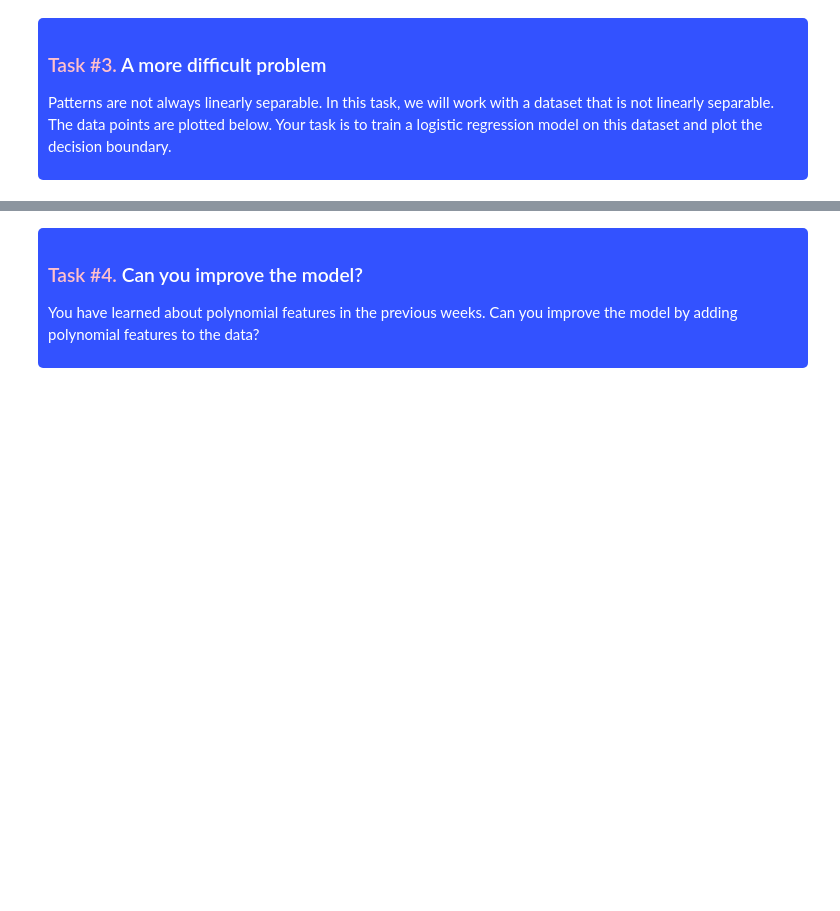
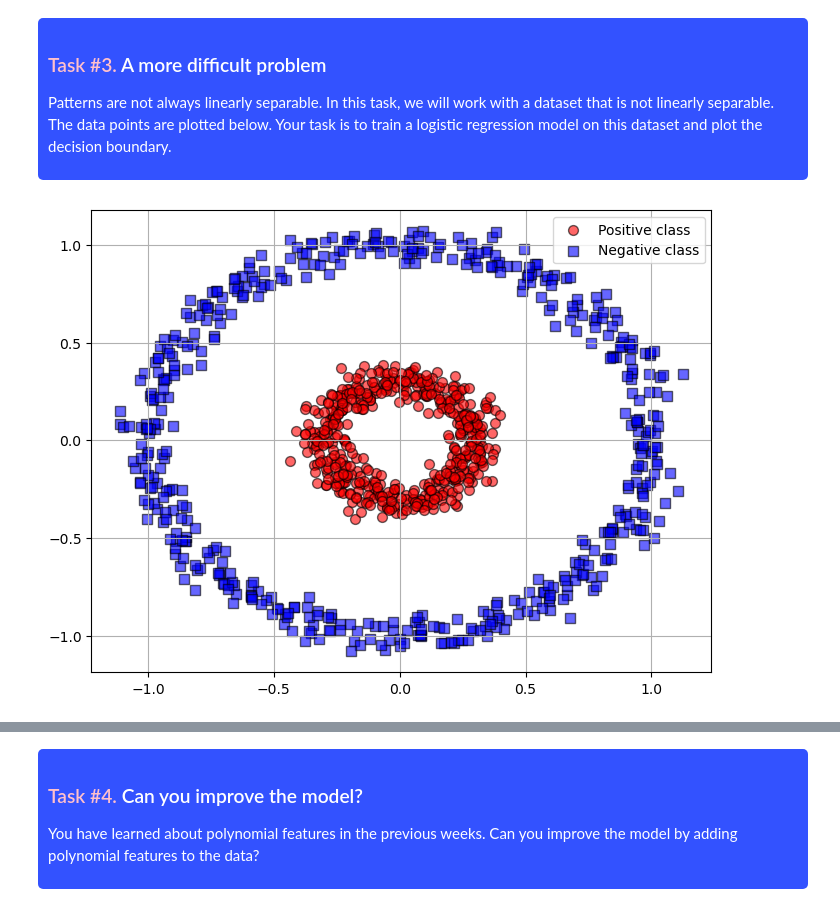
Before and after one commit to sqooid/ece4179-neural-networks, a Jupyter notebook: workshops/workshop-2/ECE4179_WS3_starter_code.ipynb, the cells around one changed output, grey strips where cells are left out. Cells and saved outputs as stored; diff of their text form; code cells hidden in the pictures; blank space fills up the shorter version.

```diff
--- a/workshops/workshop-2/ECE4179_WS3_starter_code.ipynb
+++ b/workshops/workshop-2/ECE4179_WS3_starter_code.ipynb
@@ -234,21 +291,41 @@ Patterns are not always linearly separable. In this task, we will work with a da
 </div>
 # %%
 from sklearn.datasets import make_circles
+
 X_circ, y_circ = make_circles(n_samples=1_000, factor=0.3, noise=0.05, random_state=0)
-
 
 
 # X is a 2D array of shape (100, 2), each row is a sample
 # y is a 1D array of shape (100,), each element is a class label (0 or 1)
 pos_idx = y_circ == 1
 neg_idx = y_circ == 0
 
 # Plot the dataset
 plt.figure(figsize=(8, 6))
-plt.scatter(X_circ[pos_idx, 0], X_circ[pos_idx, 1], c='r', alpha=0.6, edgecolors='k', marker='o', s=50, label='Positive class')
-plt.scatter(X_circ[neg_idx, 0], X_circ[neg_idx, 1], c='b', alpha=0.6, edgecolors='k', marker='s', s=50, label='Negative class')
+plt.scatter(
+    X_circ[pos_idx, 0],
+    X_circ[pos_idx, 1],
+    c="r",
+    alpha=0.6,
+    edgecolors="k",
+    marker="o",
+    s=50,
+    label="Positive class",
+)
+plt.scatter(
+    X_circ[neg_idx, 0],
+    X_circ[neg_idx, 1],
+    c="b",
+    alpha=0.6,
+    edgecolors="k",
+    marker="s",
+    s=50,
+    label="Negative class",
+)
 plt.grid(True)
-plt.legend(loc='best')
+plt.legend(loc="best")
 plt.show()
+# %% [output]
+[figure, added]
 # %%
 # Again, use the LogisticRegression class from scikit-learn and fit method to train the model on the circular dataset
```
Also changed, not shown: parts of 17 cells of this notebook.
